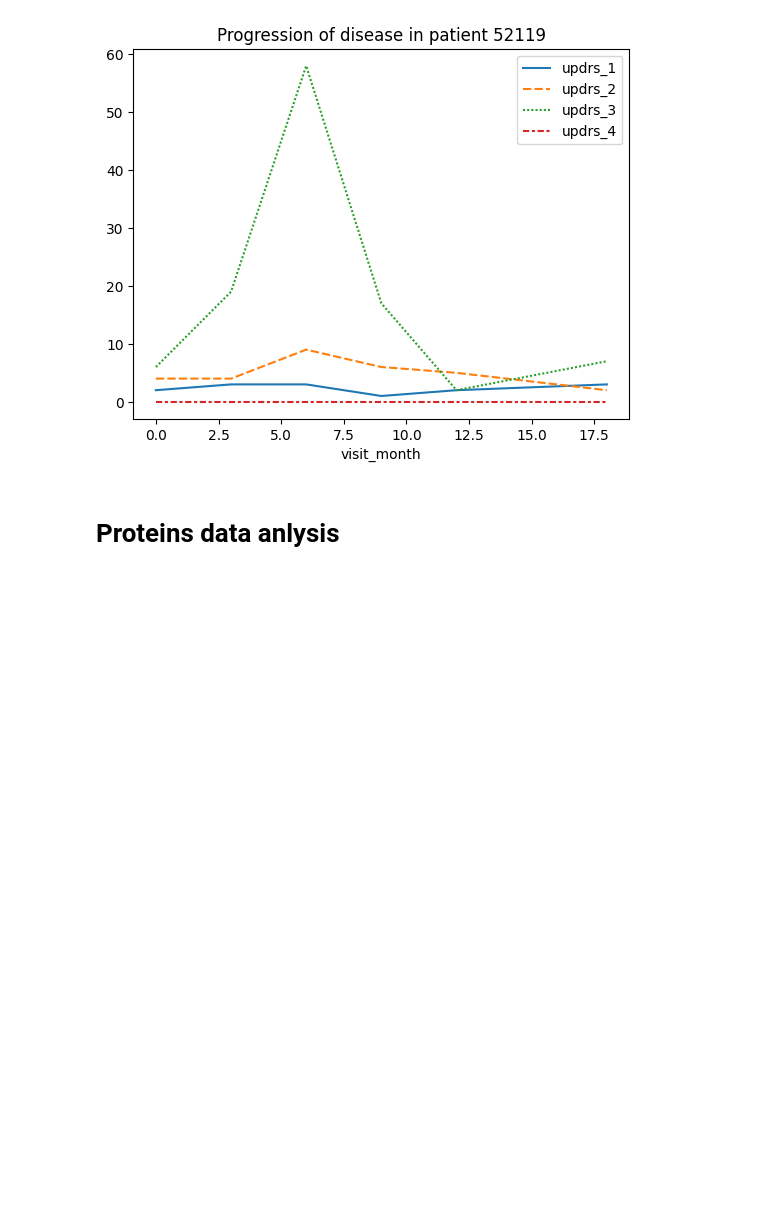
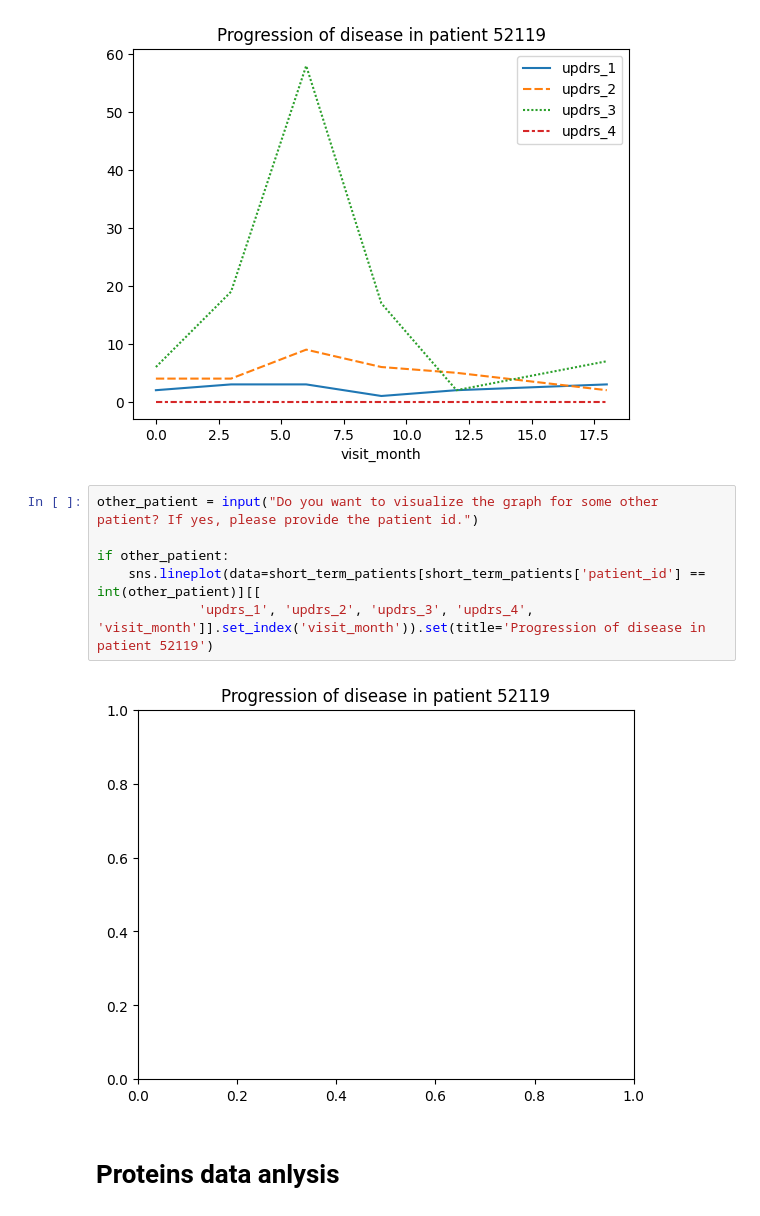
Before and after one commit to nowrinmohamed25/SI507-Parkinsons, a Jupyter notebook: EDA.ipynb, the cells around one changed output. Cells and saved outputs as stored; diff of their text form; blank space fills up the shorter version.

```diff
--- a/EDA.ipynb
+++ b/EDA.ipynb
@@ -605,6 +606,14 @@ sns.lineplot(data=short_term_patients[short_term_patients['patient_id'] == 52119
 # %% [output]
 [Text(0.5, 1.0, 'Progression of disease in patient 52119')]
 [figure]
+# %%
+other_patient = input("Do you want to visualize the graph for some other patient? If yes, please provide the patient id.")
+
+if other_patient:
+    sns.lineplot(data=short_term_patients[short_term_patients['patient_id'] == int(other_patient)][[
+             'updrs_1', 'updrs_2', 'updrs_3', 'updrs_4', 'visit_month']].set_index('visit_month')).set(title='Progression of disease in patient 52119')
+# %% [output]
+[figure, added]
 # %% [markdown]
 # Proteins data anlysis
 # %% [markdown]
```
Also changed, not shown: parts of 6 cells of this notebook, 8 other files.
